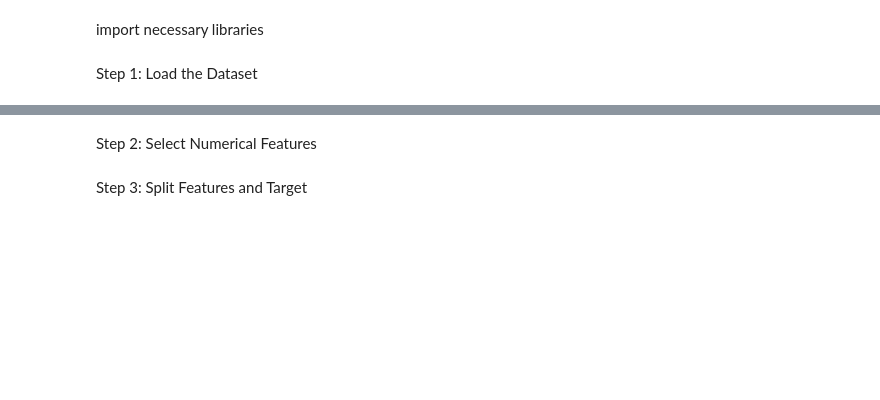
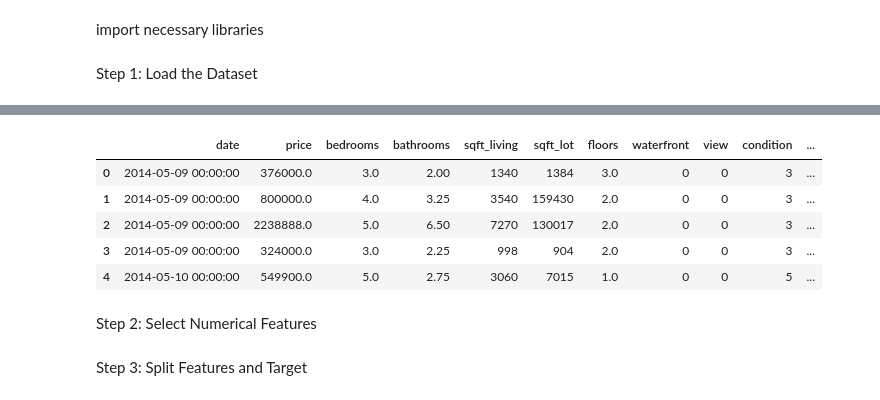
Before and after one commit to invi-bhagyesh/invi-RSM, a Jupyter notebook: Linear_regression/Linear-regression.ipynb, the cells around one changed output, grey strips where cells are left out. Saved outputs shown, nothing was run; the diff lists cells and outputs as text; code cells hidden in the pictures; blank space fills up the shorter version.

```diff
--- a/Linear_regression/Linear-regression.ipynb
+++ b/Linear_regression/Linear-regression.ipynb
@@ -11,2 +19,13 @@ car_numeric_data = pd.read_csv('CarPrice_Assignment.csv')
+# %%
+dt = pd.read_csv('/Users/invi/.cache/kagglehub/datasets/fratzcan/usa-house-prices/versions/1/USA Housing Dataset.csv')
+# %%
+dt.head()
+# %% [output]
+|  | date | price | bedrooms | bathrooms | sqft_living | sqft_lot | floors | waterfront | view | condition | ... |
+| 0 | 2014-05-09 00:00:00 | 376000.0 | 3.0 | 2.00 | 1340 | 1384 | 3.0 | 0 | 0 | 3 | ... |
+| 1 | 2014-05-09 00:00:00 | 800000.0 | 4.0 | 3.25 | 3540 | 159430 | 2.0 | 0 | 0 | 3 | ... |
+| 2 | 2014-05-09 00:00:00 | 2238888.0 | 5.0 | 6.50 | 7270 | 130017 | 2.0 | 0 | 0 | 3 | ... |
+| 3 | 2014-05-09 00:00:00 | 324000.0 | 3.0 | 2.25 | 998 | 904 | 2.0 | 0 | 0 | 3 | ... |
+| 4 | 2014-05-10 00:00:00 | 549900.0 | 5.0 | 2.75 | 3060 | 7015 | 1.0 | 0 | 0 | 5 | ... |
 # %% [markdown]
 Step 2: Select Numerical Features
```
Also changed, not shown: parts of 24 cells of this notebook, 2 other files.
